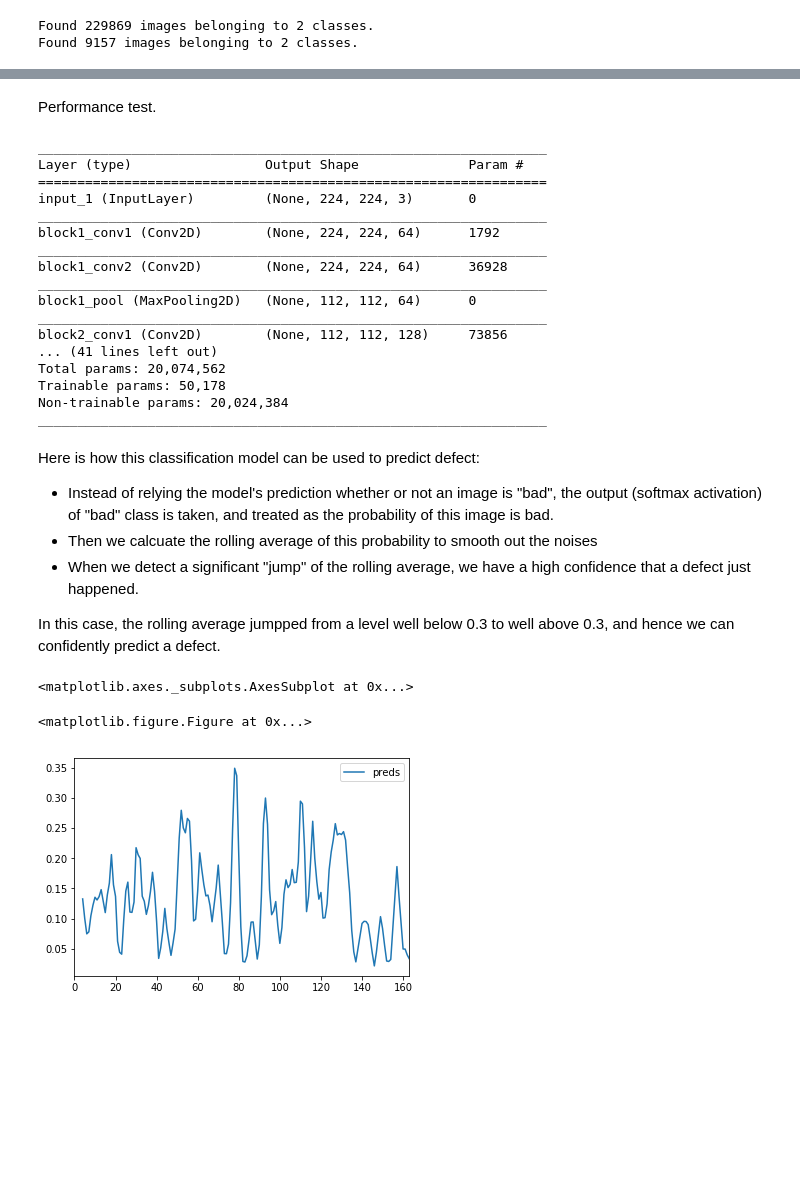
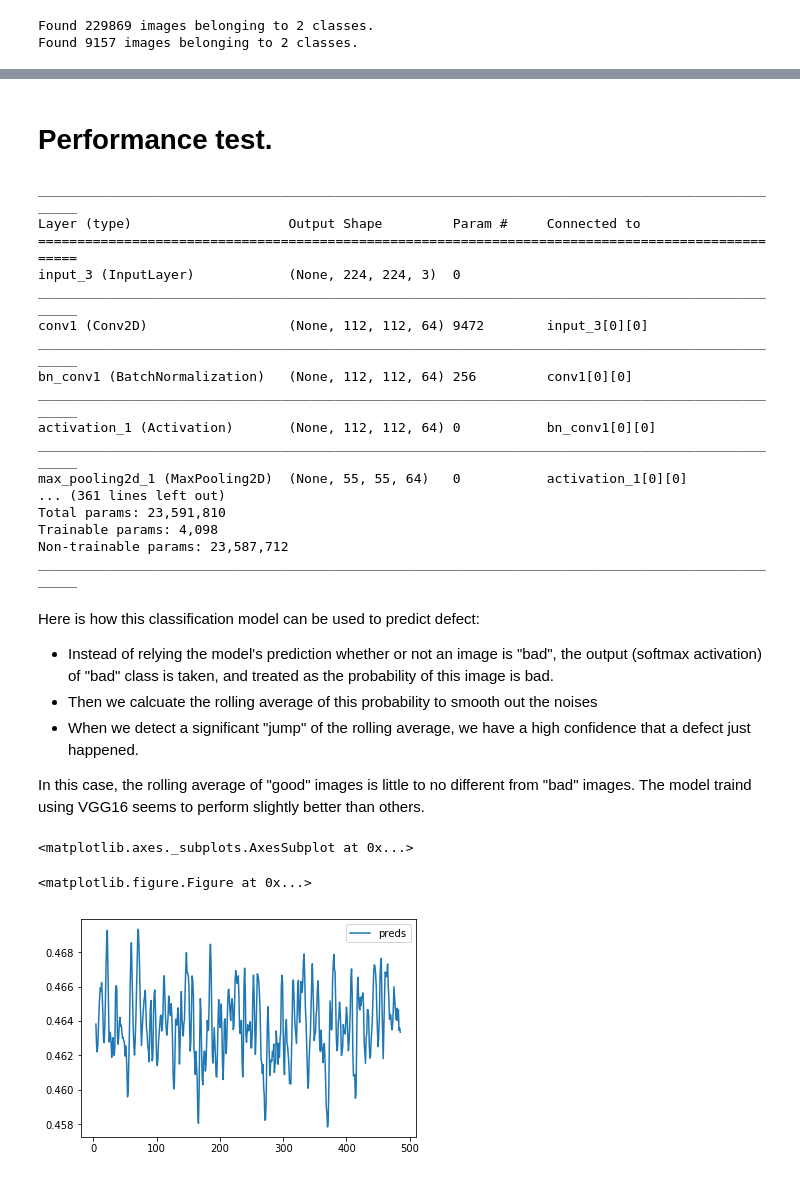
Before and after one commit to test-v1/notebooks-1, a Jupyter notebook: shared/transfer_learning.ipynb, the cells around one changed output, grey strips where cells are left out. Drawn from its saved outputs; the diff is of its cells as text; code cells hidden in the pictures; blank space fills up the shorter version.

```diff
--- a/shared/transfer_learning.ipynb
+++ b/shared/transfer_learning.ipynb
@@ -123,6 +139,6 @@ Epoch 1/50
 KeyboardInterrupt:
-# %% [markdown]
-Performance test.
+# %% [markdown]
+# Performance test.
 # %%
 import keras
 import os
@@ -135,7 +151,7 @@ from keras.preprocessing.image import ImageDataGenerator
 %matplotlib inline
 import matplotlib.pyplot as plt
 
-model_name = 'model.h5'
+model_name = 'transfer_learning.h5'
 
 model = keras.models.load_model(model_name)
 model.summary()
@@ -146,49 +162,49 @@ def load_image( infilename ) :
     data = np.asarray( img, dtype="float32" )/255.0
     return data
 # %% [output]
-_________________________________________________________________
-Layer (type)                 Output Shape              Param #
-=================================================================
-input_1 (InputLayer)         (None, 224, 224, 3)       0
-_________________________________________________________________
-block1_conv1 (Conv2D)        (None, 224, 224, 64)      1792
-_________________________________________________________________
-block1_conv2 (Conv2D)        (None, 224, 224, 64)      36928
-_________________________________________________________________
-block1_pool (MaxPooling2D)   (None, 112, 112, 64)      0
-_________________________________________________________________
-block2_conv1 (Conv2D)        (None, 112, 112, 128)     73856
-... (41 lines left out)
-Total params: 20,074,562
-Trainable params: 50,178
-Non-trainable params: 20,024,384
-_________________________________________________________________
+__________________________________________________________________________________________________
+Layer (type)                    Output Shape         Param #     Connected to
+==================================================================================================
+input_3 (InputLayer)            (None, 224, 224, 3)  0
+__________________________________________________________________________________________________
+conv1 (Conv2D)                  (None, 112, 112, 64) 9472        input_3[0][0]
+__________________________________________________________________________________________________
+bn_conv1 (BatchNormalization)   (None, 112, 112, 64) 256         conv1[0][0]
+__________________________________________________________________________________________________
+activation_1 (Activation)       (None, 112, 112, 64) 0           bn_conv1[0][0]
+__________________________________________________________________________________________________
+max_pooling2d_1 (MaxPooling2D)  (None, 55, 55, 64)   0           activation_1[0][0]
+... (361 lines left out)
+Total params: 23,591,810
+Trainable params: 4,098
+Non-trainable params: 23,587,712
+__________________________________________________________________________________________________
 # %% [markdown]
 Here is how this classification model can be used to predict defect:
 - Instead of relying the model's prediction whether or not an image is "bad", the output (softmax activation) of "bad" class is taken, and treated as the probability of this image is bad.
 - Then we calcuate the rolling average of this probability to smooth out the noises
 - When we detect a significant "jump" of the rolling average, we have a high confidence that a defect just happened.
 
-In this case, the rolling average jumpped from a level well below 0.3 to well above 0.3, and hence we can confidently predict a defect.
+In this case, the rolling average of "good" images is little to no different from "bad" images. The model traind using VGG16 seems to perform slightly better than others.
 # %%
 import matplotlib.image as mpimg
 import glob
 
-prefix = '527437885'
-folder = 'val/best/'
+prefix = '514682031'
+folder = '/data/generated/val-224/best/'
 
 plt.figure(figsize=(20,20))
 columns = 16
 
 jpgs = glob.glob(folder + prefix + '-*.jpg')
 imgs = np.asarray(list(map(load_image, jpgs)))
 
 preds = model.predict(imgs)
 df = pd.DataFrame(dict(preds=preds[:,1]))
 df = df.rolling(5, win_type='triang').mean()
 df.plot()
 # %% [output]
 <matplotlib.axes._subplots.AxesSubplot at 0x...>
 <matplotlib.figure.Figure at 0x...>
-[figure, old version]
+[figure, new version]
 # %%
```
Also changed, not shown: parts of 5 cells of this notebook, 1 other file.
